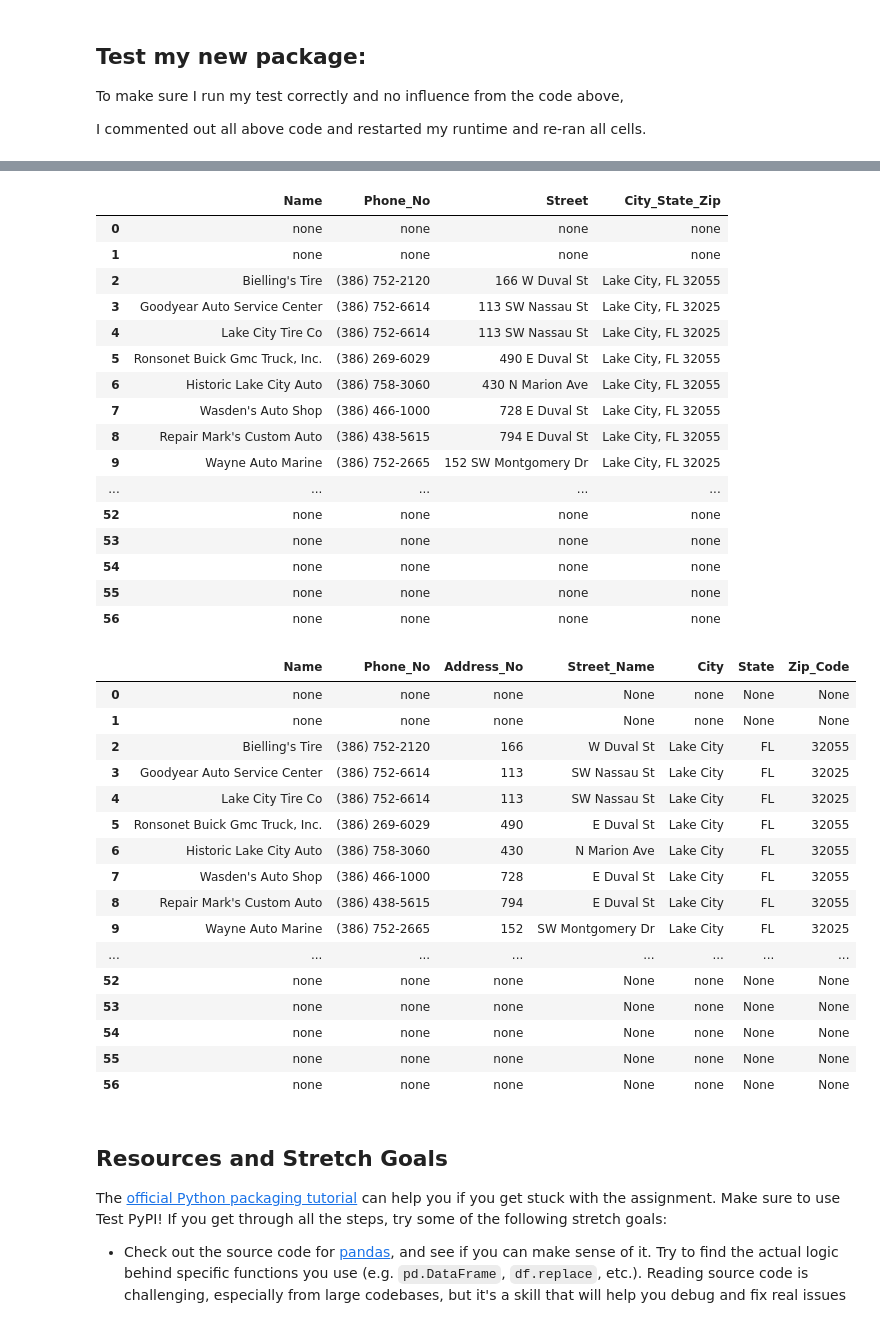
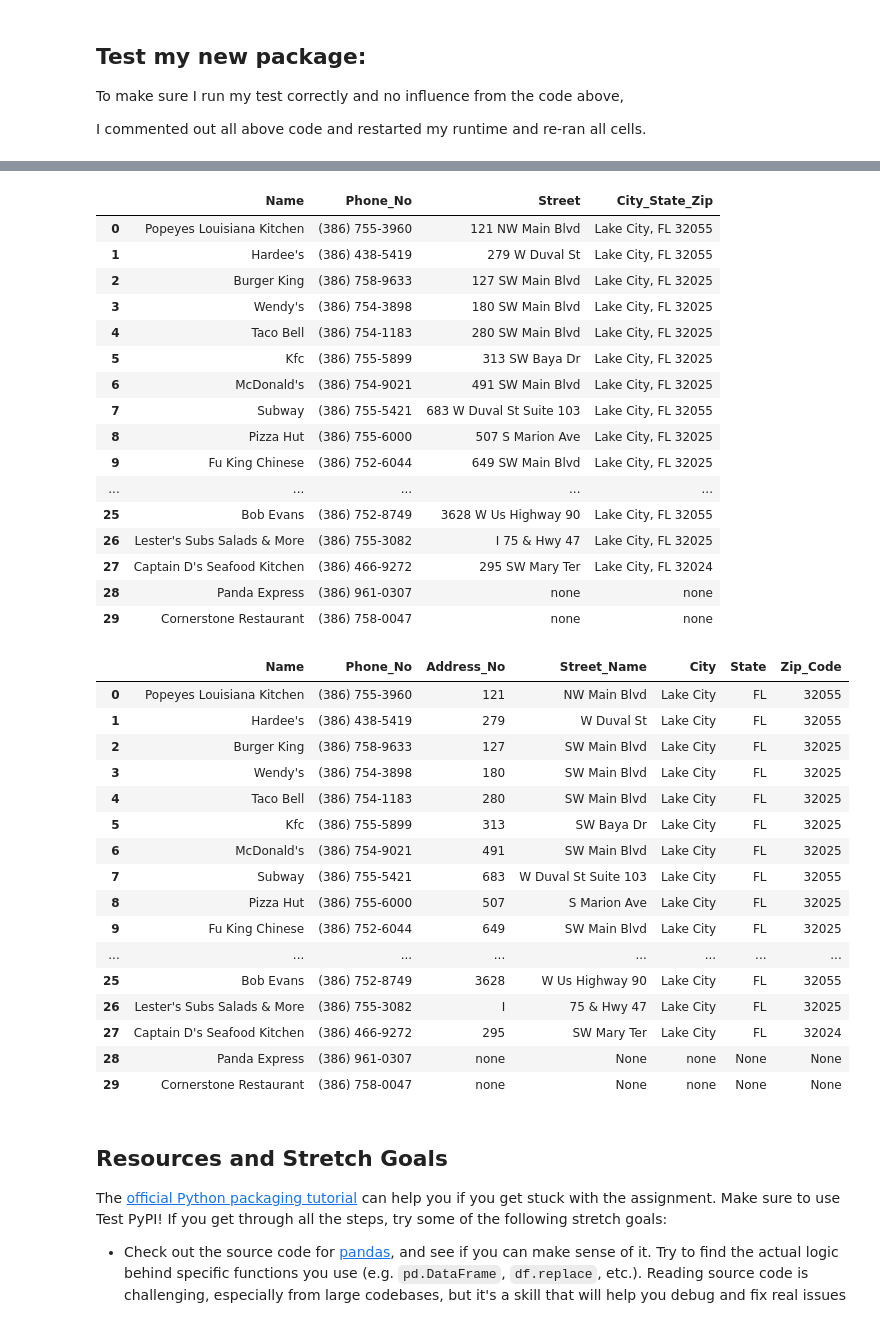
Before and after one commit to jmmiddour/DS-Unit-3-Sprint-1-Software-Engineering, a Jupyter notebook: module1-python-modules-packages-and-environments/DSPT7_311_Assignment.ipynb, the cells around one changed output, grey strips where cells are left out. Saved outputs shown, nothing was run; the diff lists cells and outputs as text; code cells hidden in the pictures.

```diff
--- a/module1-python-modules-packages-and-environments/DSPT7_311_Assignment.ipynb
+++ b/module1-python-modules-packages-and-environments/DSPT7_311_Assignment.ipynb
@@ -222,47 +144,47 @@ Requirement already satisfied: dspt7-utilities-jmiddour==0.0.1 in /usr/local/lib
 from lambdata_jmmiddour.dspt7_utilities import get_business_info, address_split
 # %%
 # Test my get_business_info function:
-bus_info = get_business_info('auto repair', 'lake city', 'fl')
+bus_info = get_business_info('fast food', 'lake city', 'fl')
 bus_info
 # %% [output]
 |  | Name | Phone_No | Street | City_State_Zip |
-| 0 | none | none | none | none |
-| 1 | none | none | none | none |
-| 2 | Bielling's Tire | (386) 752-2120 | 166 W Duval St | Lake City, FL 32055 |
-| 3 | Goodyear Auto Service Center | (386) 752-6614 | 113 SW Nassau St | Lake City, FL 32025 |
-| 4 | Lake City Tire Co | (386) 752-6614 | 113 SW Nassau St | Lake City, FL 32025 |
-| 5 | Ronsonet Buick Gmc Truck, Inc. | (386) 269-6029 | 490 E Duval St | Lake City, FL 32055 |
-| 6 | Historic Lake City Auto | (386) 758-3060 | 430 N Marion Ave | Lake City, FL 32055 |
-| 7 | Wasden's Auto Shop | (386) 466-1000 | 728 E Duval St | Lake City, FL 32055 |
-| 8 | Repair Mark's Custom Auto | (386) 438-5615 | 794 E Duval St | Lake City, FL 32055 |
-| 9 | Wayne Auto Marine | (386) 752-2665 | 152 SW Montgomery Dr | Lake City, FL 32025 |
+| 0 | Popeyes Louisiana Kitchen | (386) 755-3960 | 121 NW Main Blvd | Lake City, FL 32055 |
+| 1 | Hardee's | (386) 438-5419 | 279 W Duval St | Lake City, FL 32055 |
+| 2 | Burger King | (386) 758-9633 | 127 SW Main Blvd | Lake City, FL 32025 |
+| 3 | Wendy's | (386) 754-3898 | 180 SW Main Blvd | Lake City, FL 32025 |
+| 4 | Taco Bell | (386) 754-1183 | 280 SW Main Blvd | Lake City, FL 32025 |
+| 5 | Kfc | (386) 755-5899 | 313 SW Baya Dr | Lake City, FL 32025 |
+| 6 | McDonald's | (386) 754-9021 | 491 SW Main Blvd | Lake City, FL 32025 |
+| 7 | Subway | (386) 755-5421 | 683 W Duval St Suite 103 | Lake City, FL 32055 |
+| 8 | Pizza Hut | (386) 755-6000 | 507 S Marion Ave | Lake City, FL 32025 |
+| 9 | Fu King Chinese | (386) 752-6044 | 649 SW Main Blvd | Lake City, FL 32025 |
 | ... | ... | ... | ... | ... |
-| 52 | none | none | none | none |
-| 53 | none | none | none | none |
-| 54 | none | none | none | none |
-| 55 | none | none | none | none |
-| 56 | none | none | none | none |
+| 25 | Bob Evans | (386) 752-8749 | 3628 W Us Highway 90 | Lake City, FL 32055 |
+| 26 | Lester's Subs Salads & More | (386) 755-3082 | I 75 & Hwy 47 | Lake City, FL 32025 |
+| 27 | Captain D's Seafood Kitchen | (386) 466-9272 | 295 SW Mary Ter | Lake City, FL 32024 |
+| 28 | Panda Express | (386) 961-0307 | none | none |
+| 29 | Cornerstone Restaurant | (386) 758-0047 | none | none |
 # %%
 # Test my address_split function:
 address_split(bus_info, 'Street', 'City_State_Zip')
 # %% [output]
 |  | Name | Phone_No | Address_No | Street_Name | City | State | Zip_Code |
-| 0 | none | none | none | None | none | None | None |
-| 1 | none | none | none | None | none | None | None |
-| 2 | Bielling's Tire | (386) 752-2120 | 166 | W Duval St | Lake City | FL | 32055 |
-| 3 | Goodyear Auto Service Center | (386) 752-6614 | 113 | SW Nassau St | Lake City | FL | 32025 |
-| 4 | Lake City Tire Co | (386) 752-6614 | 113 | SW Nassau St | Lake City | FL | 32025 |
-| 5 | Ronsonet Buick Gmc Truck, Inc. | (386) 269-6029 | 490 | E Duval St | Lake City | FL | 32055 |
-| 6 | Historic Lake City Auto | (386) 758-3060 | 430 | N Marion Ave | Lake City | FL | 32055 |
-| 7 | Wasden's Auto Shop | (386) 466-1000 | 728 | E Duval St | Lake City | FL | 32055 |
-| 8 | Repair Mark's Custom Auto | (386) 438-5615 | 794 | E Duval St | Lake City | FL | 32055 |
-| 9 | Wayne Auto Marine | (386) 752-2665 | 152 | SW Montgomery Dr | Lake City | FL | 32025 |
+| 0 | Popeyes Louisiana Kitchen | (386) 755-3960 | 121 | NW Main Blvd | Lake City | FL | 32055 |
+| 1 | Hardee's | (386) 438-5419 | 279 | W Duval St | Lake City | FL | 32055 |
+| 2 | Burger King | (386) 758-9633 | 127 | SW Main Blvd | Lake City | FL | 32025 |
+| 3 | Wendy's | (386) 754-3898 | 180 | SW Main Blvd | Lake City | FL | 32025 |
+| 4 | Taco Bell | (386) 754-1183 | 280 | SW Main Blvd | Lake City | FL | 32025 |
+| 5 | Kfc | (386) 755-5899 | 313 | SW Baya Dr | Lake City | FL | 32025 |
+| 6 | McDonald's | (386) 754-9021 | 491 | SW Main Blvd | Lake City | FL | 32025 |
+| 7 | Subway | (386) 755-5421 | 683 | W Duval St Suite 103 | Lake City | FL | 32055 |
+| 8 | Pizza Hut | (386) 755-6000 | 507 | S Marion Ave | Lake City | FL | 32025 |
+| 9 | Fu King Chinese | (386) 752-6044 | 649 | SW Main Blvd | Lake City | FL | 32025 |
 | ... | ... | ... | ... | ... | ... | ... | ... |
-| 52 | none | none | none | None | none | None | None |
-| 53 | none | none | none | None | none | None | None |
-| 54 | none | none | none | None | none | None | None |
-| 55 | none | none | none | None | none | None | None |
-| 56 | none | none | none | None | none | None | None |
+| 25 | Bob Evans | (386) 752-8749 | 3628 | W Us Highway 90 | Lake City | FL | 32055 |
+| 26 | Lester's Subs Salads & More | (386) 755-3082 | I | 75 & Hwy 47 | Lake City | FL | 32025 |
+| 27 | Captain D's Seafood Kitchen | (386) 466-9272 | 295 | SW Mary Ter | Lake City | FL | 32024 |
+| 28 | Panda Express | (386) 961-0307 | none | None | none | None | None |
+| 29 | Cornerstone Restaurant | (386) 758-0047 | none | None | none | None | None |
 # %% [markdown]
 ## Resources and Stretch Goals
 The [official Python packaging tutorial](https://packaging.python.org/tutorials/packaging-projects/) can help you if you get stuck with the assignment. Make sure to use Test PyPI! If you get through all the steps, try some of the following stretch goals:
```
Also changed, not shown: parts of 4 cells of this notebook.
